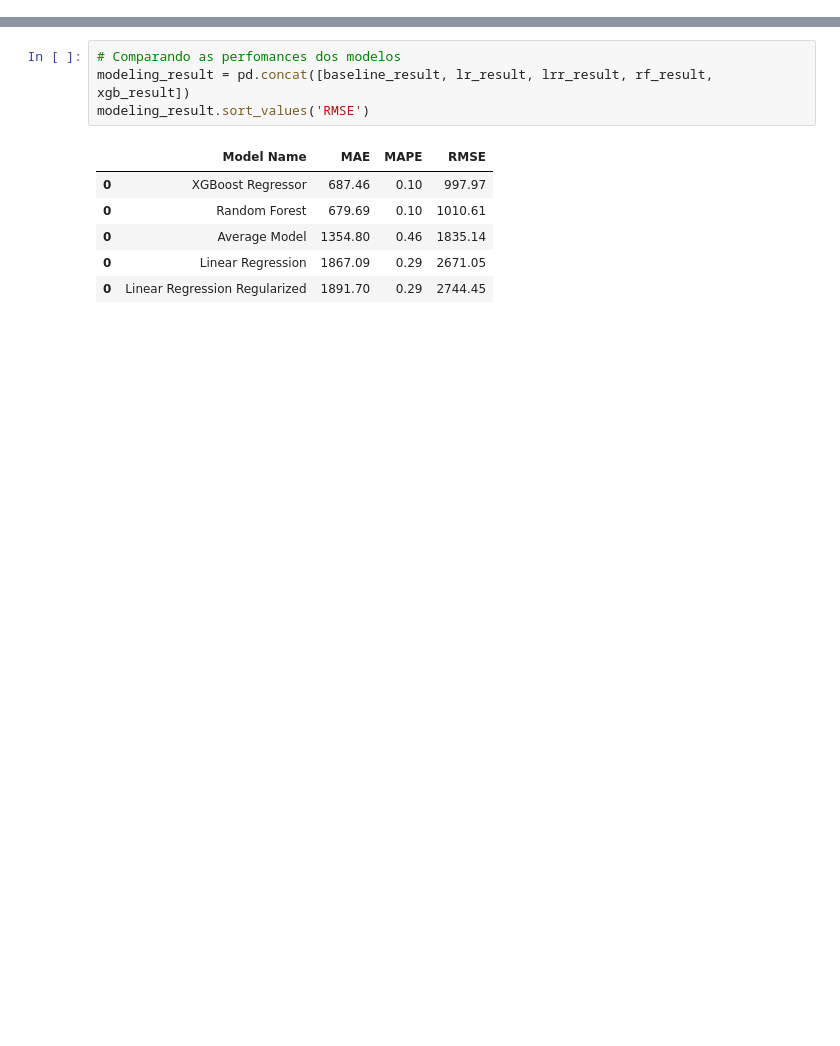
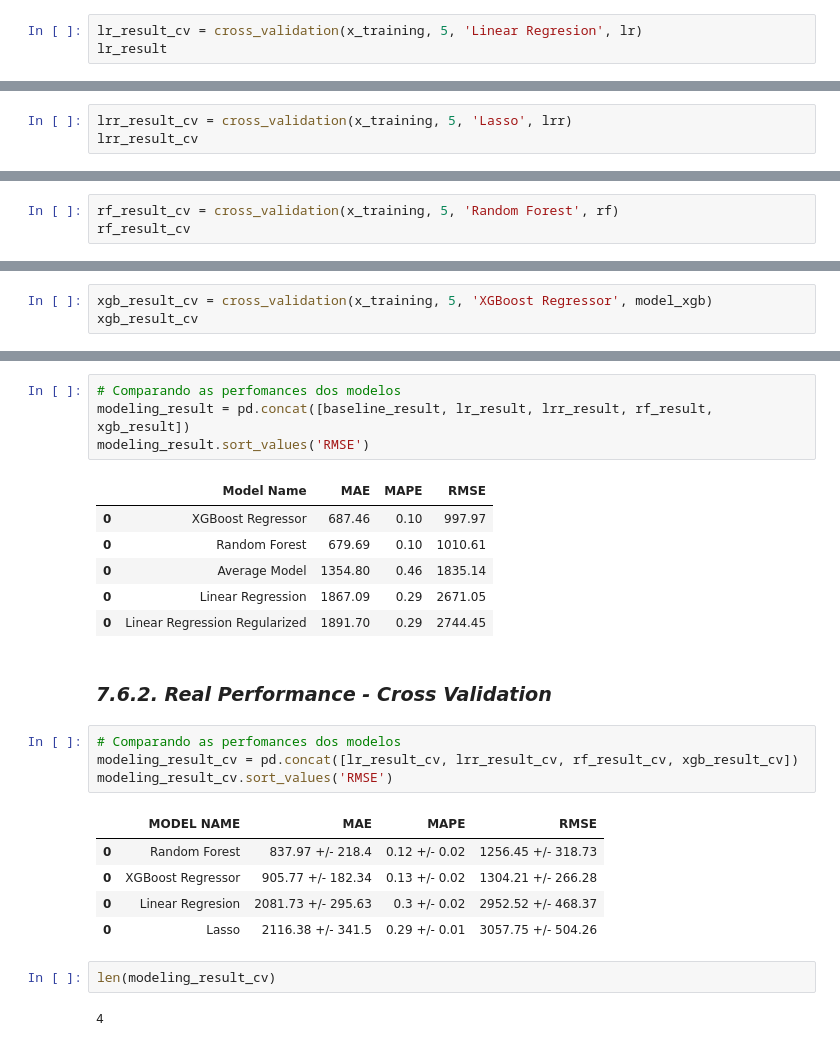
Before and after one commit to almir-martins/rossmann_sales_prediction, a Jupyter notebook: notebooks/m07_video1_store_sales_prediction.ipynb, the cells around one changed output, grey strips where cells are left out. Drawn from its saved outputs; the diff is of its cells as text; blank space fills up the shorter version.

Commit message:
Finalizado a etapa de Cross validation

```diff
--- a/notebooks/m07_video1_store_sales_prediction.ipynb
+++ b/notebooks/m07_video1_store_sales_prediction.ipynb
@@ -1116,0 +1206,3 @@ lr_result
+# %%
+lr_result_cv = cross_validation(x_training, 5, 'Linear Regresion', lr)
+lr_result
@@ -1131,0 +1229,3 @@ lrr_result
+# %%
+lrr_result_cv = cross_validation(x_training, 5, 'Lasso', lrr)
+lrr_result_cv
@@ -1151,0 +1253,3 @@ rf_result
+# %%
+rf_result_cv = cross_validation(x_training, 5, 'Random Forest', rf)
+rf_result_cv
@@ -1172,0 +1282,3 @@ xgb_result
+# %%
+xgb_result_cv = cross_validation(x_training, 5, 'XGBoost Regressor', model_xgb)
+xgb_result_cv
@@ -1183,3 +1300,19 @@ modeling_result.sort_values('RMSE')
 | 0 | Average Model | 1354.80 | 0.46 | 1835.14 |
 | 0 | Linear Regression | 1867.09 | 0.29 | 2671.05 |
 | 0 | Linear Regression Regularized | 1891.70 | 0.29 | 2744.45 |
+# %% [markdown]
+### ***7.6.2. Real Performance - Cross Validation***
+# %%
+# Comparando as perfomances dos modelos
+modeling_result_cv = pd.concat([lr_result_cv, lrr_result_cv, rf_result_cv, xgb_result_cv])
+modeling_result_cv.sort_values('RMSE')
+# %% [output]
+|  | MODEL NAME | MAE | MAPE | RMSE |
+| 0 | Random Forest | 837.97 +/- 218.4 | 0.12 +/- 0.02 | 1256.45 +/- 318.73 |
+| 0 | XGBoost Regressor | 905.77 +/- 182.34 | 0.13 +/- 0.02 | 1304.21 +/- 266.28 |
+| 0 | Linear Regresion | 2081.73 +/- 295.63 | 0.3 +/- 0.02 | 2952.52 +/- 468.37 |
+| 0 | Lasso | 2116.38 +/- 341.5 | 0.29 +/- 0.01 | 3057.75 +/- 504.26 |
+# %%
+len(modeling_result_cv)
+# %% [output]
+4
```
Also changed, not shown: parts of 19 cells of this notebook.
